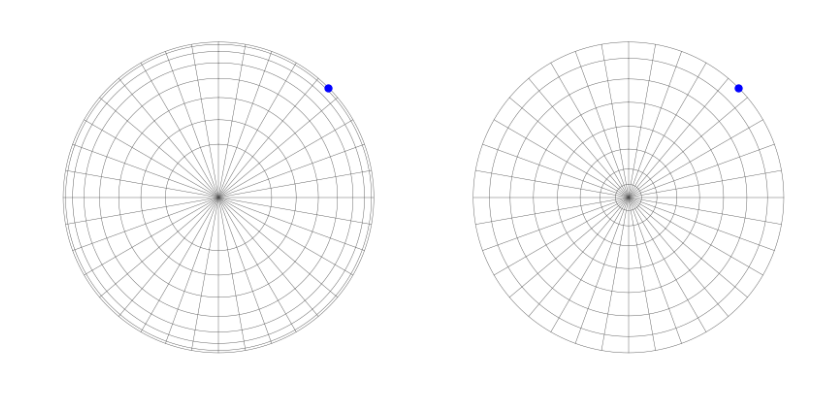
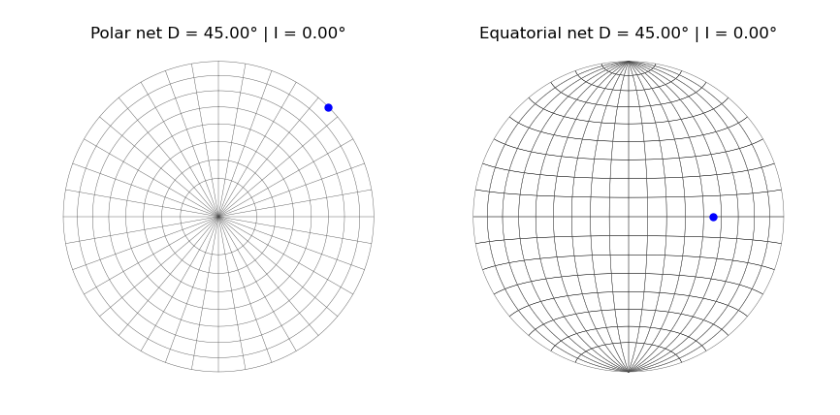
Before and after one commit to birocoles/direction-equal-area, a Jupyter notebook: prototype.ipynb, the cells around one changed output. Cells and saved outputs as stored; diff of their text form; code cells hidden in the pictures.

Commit message:
solve problems with net plot

```diff
--- a/prototype.ipynb
+++ b/prototype.ipynb
@@ -52,12 +67,0 @@ x2, y2 = di2xy_equal_area(dec, inc)
-# %%
-fig, ax = plt.subplots()
-
-ax.plot(y1, x1, 'k-', label='without projection')
-ax.plot(y2, x2, 'b--', label='equal area')
-
-ax.axis("off")
-
-ax.set_xlim(-1.1, 1.1)
-ax.set_ylim(-1.1, 1.1)
-
-plt.show()
@@ -106,24 +108,30 @@ x1, y1 = di2xy_without_proj(dec, inc)
 # %%
-x2, y2 = di2xy_equal_area(dec, inc)
+xp, yp = di2equal_area_polar(dec, inc)
+# %%
+ye, ze = di2equal_area_equatorial(dec, inc)
 # %%
-fig, (ax1, ax2) = plt.subplots(
+fig, axs = plt.subplots(
     ncols=2, nrows=1, figsize=(10,10)
 )
 
-ax1.axis('scaled')
-plot_net(ax1, 'none')
-ax1.plot(y1, x1, 'bo', ms=5)
-ax1.axis("off")
-ax1.set_xlim(-1.1, 1.1)
-ax1.set_ylim(-1.1, 1.1)
+ax = axs[0]
+ax.axis('scaled')
+ax.set_title(f"Polar net D = {dec:.2f}° | I = {inc:.2f}°")
+plot_polar_net(ax)
+ax.plot(yp, xp, 'bo', ms=5)
+ax.axis("off")
+ax.set_xlim(-1.1, 1.1)
+ax.set_ylim(-1.1, 1.1)
 
-ax2.axis('scaled')
-plot_net(ax2, 'eqarea')
-ax2.plot(y2, x2, 'bo', ms=5)
-ax2.axis("off")
-ax2.set_xlim(-1.1, 1.1)
-ax2.set_ylim(-1.1, 1.1)
+ax = axs[1]
+ax.axis('scaled')
+ax.set_title(f"Equatorial net D = {dec:.2f}° | I = {inc:.2f}°")
+plot_equatorial_net(ax)
+ax.plot(ye, ze, 'bo', ms=5)
+ax.axis("off")
+ax.set_xlim(-1.1, 1.1)
+ax.set_ylim( 1.1,-1.1)
 
 plt.show()
 # %% [output]
-[figure, old version]
+[figure, new version]
```
Also changed, not shown: parts of 9 cells of this notebook.
